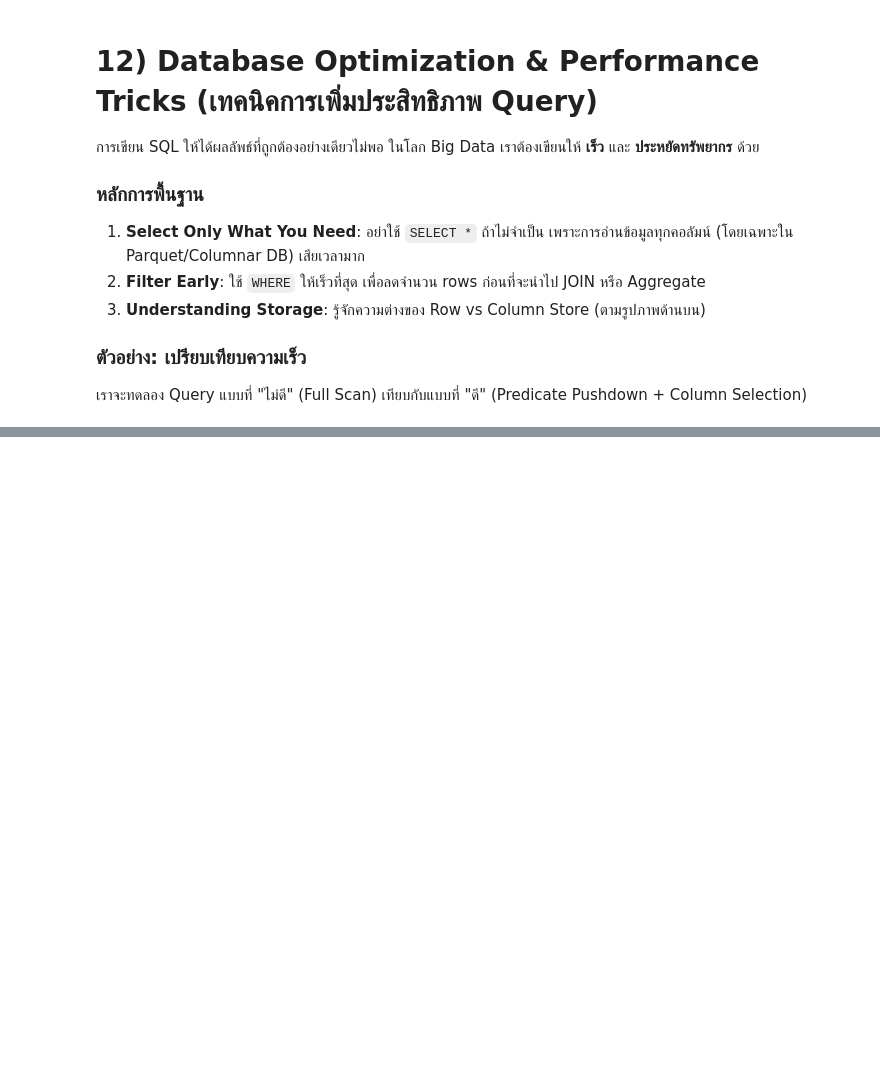
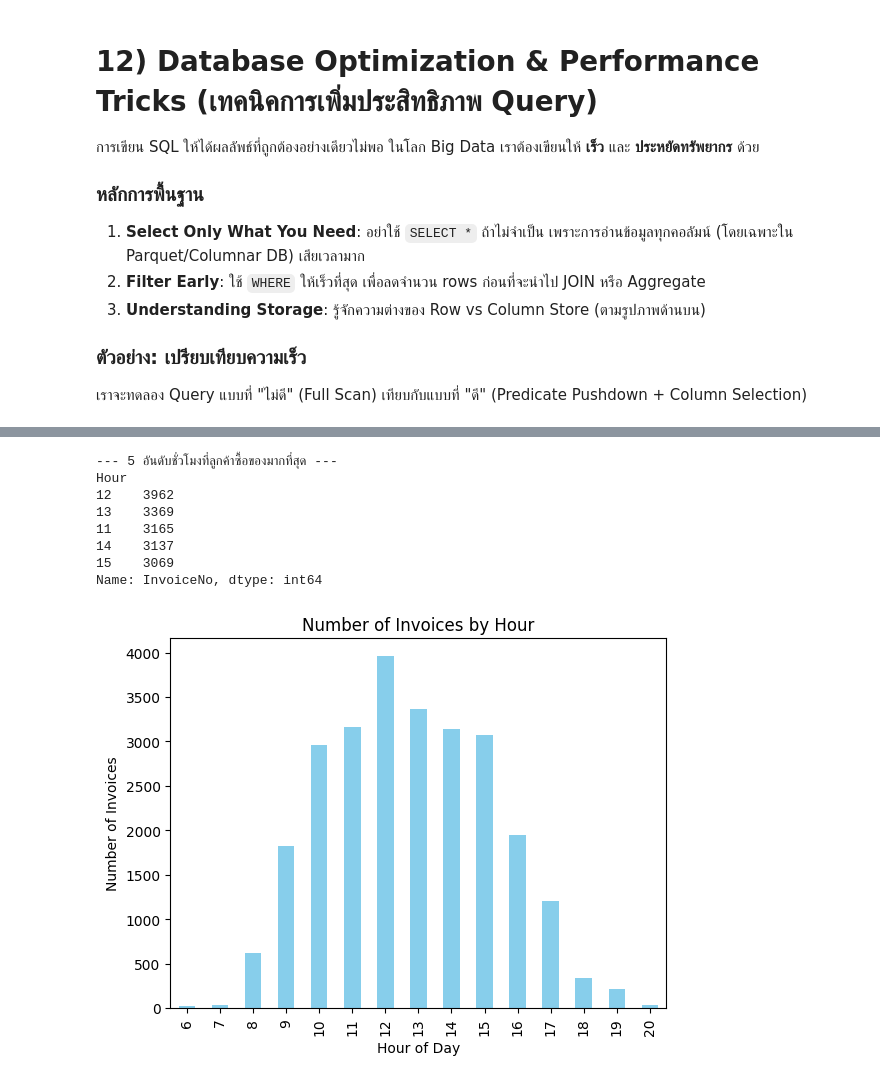
Before and after one commit to Sleeppyheadd/128-356-Big-Data-for-test, a Jupyter notebook: bigdata_week3_sql_duckdb_to_spark.ipynb, the cells around one changed output, grey strips where cells are left out. Drawn from its saved outputs; the diff is of its cells as text; code cells hidden in the pictures; blank space fills up the shorter version.

```diff
--- a/bigdata_week3_sql_duckdb_to_spark.ipynb
+++ b/bigdata_week3_sql_duckdb_to_spark.ipynb
@@ -742,0 +960,18 @@ spark.sql(spark_sql).show()
+# %%
+days_order = ['Monday', 'Tuesday', 'Wednesday', 'Thursday', 'Friday', 'Sunday'] # เสาร์มักไม่มีข้อมูล
+
+# Ensure 'InvoiceDate' is in datetime format and then extract day of the week
+# We use 'temp_df' because 'df' from uci.parquet does not contain 'InvoiceNo'
+if 'temp_df' not in globals():
+    from ucimlrepo import fetch_ucirepo
+    online_retail = fetch_ucirepo(id=352)
+    temp_df = online_retail.data.original
+    temp_df['InvoiceDate'] = pd.to_datetime(temp_df['InvoiceDate'])
+
+temp_df['day_of_week'] = temp_df['InvoiceDate'].dt.day_name()
+invoice_by_day = temp_df.groupby('day_of_week')['InvoiceNo'].nunique().reindex(days_order).fillna(0)
+best_day = invoice_by_day.idxmax()
+
+print("วันในสัปดาห์ที่ยอดขายดีที่สุด:", best_day)
+print("จำนวน Invoice ต่อวันในสัปดาห์:")
+print(invoice_by_day)
@@ -743,3 +1112,39 @@ spark.sql(spark_sql).show()
+# %%
+import matplotlib.pyplot as plt
+
+# Ensure 'temp_df' is available and processed (as established in previous cells for InvoiceNo issues)
+if 'temp_df' not in globals():
+    from ucimlrepo import fetch_ucirepo
+    online_retail = fetch_ucirepo(id=352)
+    temp_df = online_retail.data.original
+    temp_df['InvoiceDate'] = pd.to_datetime(temp_df['InvoiceDate'])
+
+# 1. แปลงคอลัมน์เวลาและสกัดชั่วโมงออกมา (using temp_df)
+temp_df['Hour'] = temp_df['InvoiceDate'].dt.hour
+
+# 2. นับจำนวน Invoice (ที่ไม่ซ้ำ) ในแต่ละชั่วโมง
+hourly_invoices = temp_df.groupby('Hour')['InvoiceNo'].nunique()
+
+# 3. แสดงผล 5 อันดับชั่วโมงที่มีการซื้อสูงสุด
+print("--- 5 อันดับชั่วโมงที่ลูกค้าซื้อของมากที่สุด ---")
+print(hourly_invoices.sort_values(ascending=False).head(5))
+
+# 4. วาดกราฟเพื่อให้เห็นภาพชัดเจน
+hourly_invoices.plot(kind='bar', color='skyblue')
+plt.title('Number of Invoices by Hour')
+plt.xlabel('Hour of Day')
+plt.ylabel('Number of Invoices')
+plt.show()
+# %% [output]
+--- 5 อันดับชั่วโมงที่ลูกค้าซื้อของมากที่สุด ---
+Hour
+12    3962
+13    3369
+11    3165
+14    3137
+15    3069
+Name: InvoiceNo, dtype: int64
+[figure, added]
 # %% [markdown]
 # Individual Assignment – End of Week 3
 
```
Also changed, not shown: parts of 32 cells of this notebook.
